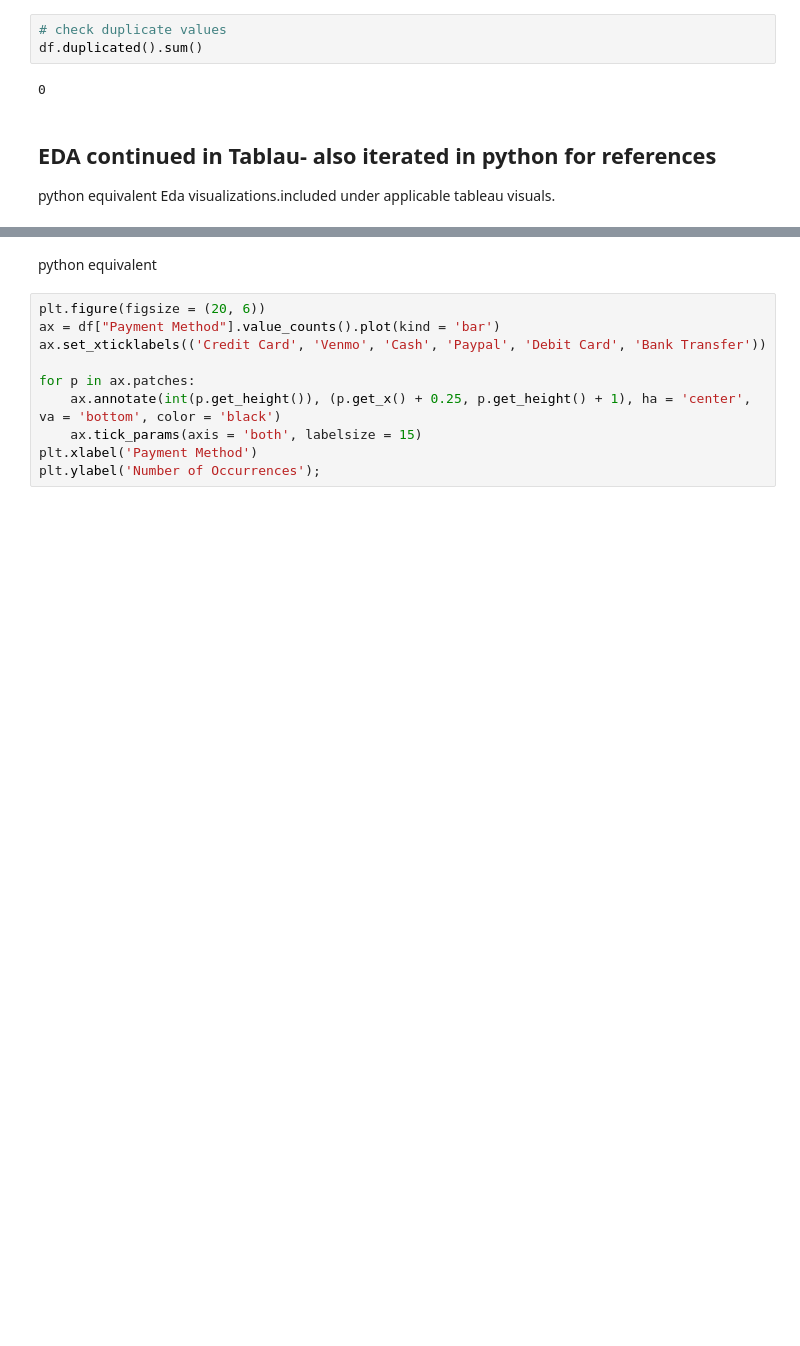
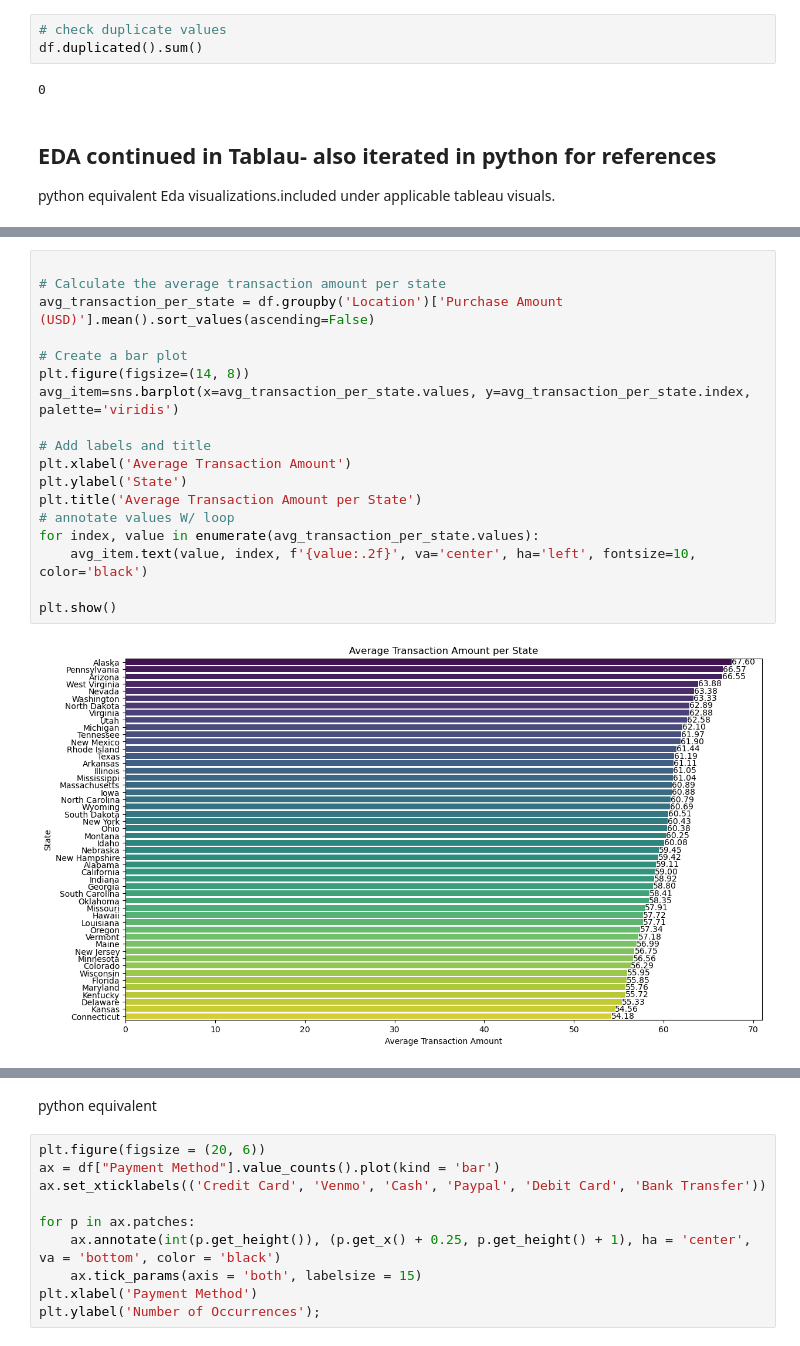
Before and after one commit to clovestad/Seasonal_shopping_trends, a Jupyter notebook: shopping_trends.ipynb, the cells around one changed output, grey strips where cells are left out. Drawn from its saved outputs; the diff is of its cells as text; blank space fills up the shorter version.

```diff
--- a/shopping_trends.ipynb
+++ b/shopping_trends.ipynb
@@ -75,6 +75,26 @@ df.duplicated().sum()
 # %% [markdown]
 - Average transaction amount according to state.
 ![image.png](attachment:image.png)
+# %%
+
+# Calculate the average transaction amount per state
+avg_transaction_per_state = df.groupby('Location')['Purchase Amount (USD)'].mean().sort_values(ascending=False)
+
+# Create a bar plot
+plt.figure(figsize=(14, 8))
+avg_item=sns.barplot(x=avg_transaction_per_state.values, y=avg_transaction_per_state.index, palette='viridis')
+
+# Add labels and title
+plt.xlabel('Average Transaction Amount')
+plt.ylabel('State')
+plt.title('Average Transaction Amount per State')
+# annotate values W/ loop
+for index, value in enumerate(avg_transaction_per_state.values):
+    avg_item.text(value, index, f'{value:.2f}', va='center', ha='left', fontsize=10, color='black')
+
+plt.show()
+# %% [output]
+[figure, added]
 # %% [markdown]
 - Total transaction amounts according to state
 ![image.png](attachment:image.png)
```
Also changed, not shown: parts of 2 cells of this notebook.
